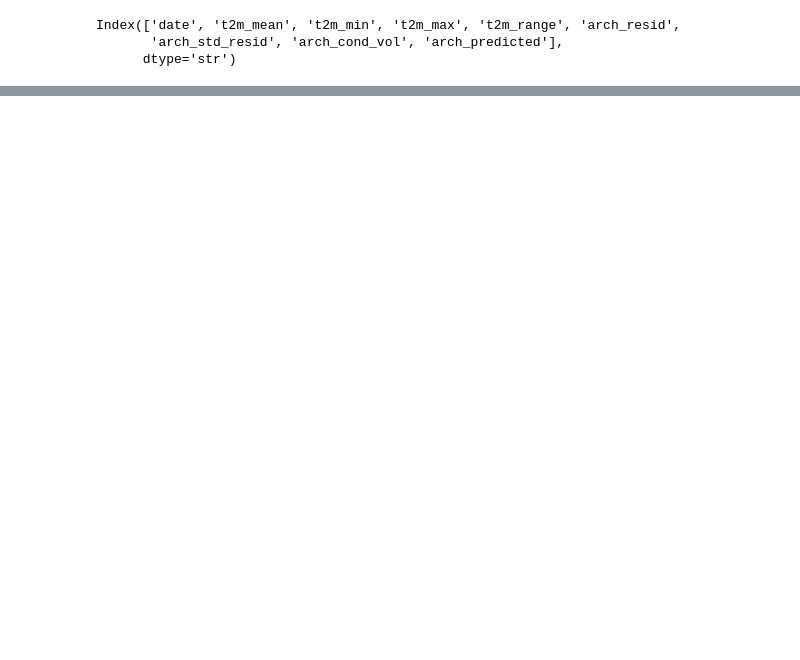
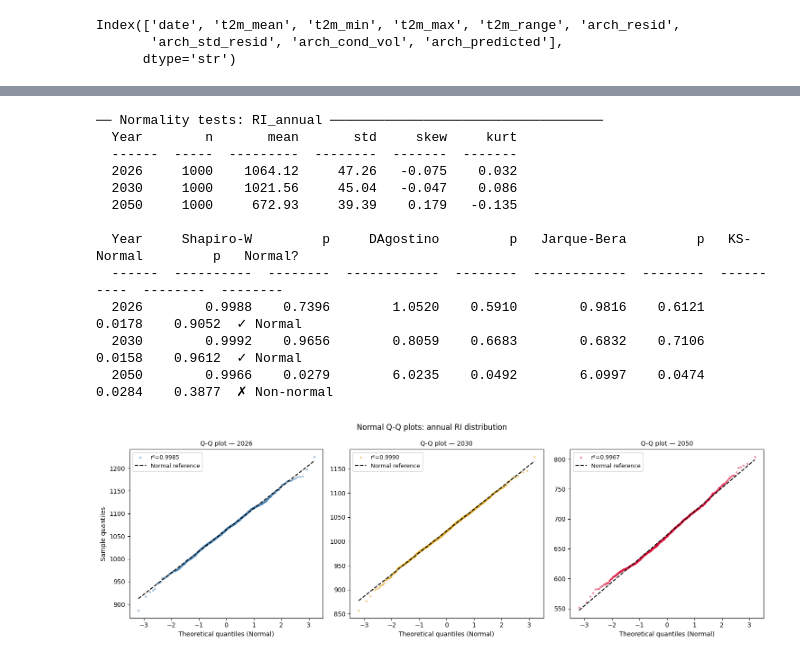
Before and after one commit to lucasmonero/Greenfin_Thesis, a Jupyter notebook: Code/Modelling/Revenue index.ipynb, the cells around one changed output, grey strips where cells are left out. Cells and saved outputs as stored; diff of their text form; code cells hidden in the pictures; blank space fills up the shorter version.

```diff
--- a/Code/Modelling/Revenue index.ipynb
+++ b/Code/Modelling/Revenue index.ipynb
@@ -1321,0 +1322,76 @@ plt.show()
+# %%
+from scipy.stats import shapiro, normaltest, jarque_bera, norm, kstest
+
+TARGET_YEARS = [2026, 2030, 2050]
+
+print("── Normality tests: RI_annual ───────────────────────────────────")
+print(f"  {'Year':<6}  {'n':>5}  {'mean':>9}  {'std':>8}  {'skew':>7}  {'kurt':>7}")
+print(f"  {'-'*6}  {'-'*5}  {'-'*9}  {'-'*8}  {'-'*7}  {'-'*7}")
+for yr in TARGET_YEARS:
+    x = df_annual.loc[df_annual["year"] == yr, "RI_annual"].values
+    from scipy.stats import skew, kurtosis
+    print(f"  {yr:<6}  {len(x):>5}  {x.mean():>9.2f}  {x.std():>8.2f}  "
+          f"{skew(x):>7.3f}  {kurtosis(x):>7.3f}")
+
+print()
+print(f"  {'Year':<6}  {'Shapiro-W':>10}  {'p':>8}  "
+      f"{'DAgostino':>12}  {'p':>8}  "
+      f"{'Jarque-Bera':>12}  {'p':>8}  "
+      f"{'KS-Normal':>10}  {'p':>8}  {'Normal?':>8}")
+print(f"  {'-'*6}  {'-'*10}  {'-'*8}  {'-'*12}  {'-'*8}  "
+      f"{'-'*12}  {'-'*8}  {'-'*10}  {'-'*8}  {'-'*8}")
+
+for yr in TARGET_YEARS:
+    x  = df_annual.loc[df_annual["year"] == yr, "RI_annual"].values
+    mu, sigma = x.mean(), x.std(ddof=1)
+
+    sw_stat,  sw_p  = shapiro(x)
+    da_stat,  da_p  = normaltest(x)
+    jb_stat,  jb_p  = jarque_bera(x)
+    ks_stat,  ks_p  = kstest(x, lambda v: norm.cdf(v, loc=mu, scale=sigma))
+
+    reject = sum([sw_p < 0.05, da_p < 0.05, jb_p < 0.05, ks_p < 0.05])
+    conclusion = "✓ Normal" if reject == 0 else ("~ Borderline" if reject <= 2 else "✗ Non-normal")
+
+    print(f"  {yr:<6}  {sw_stat:>10.4f}  {sw_p:>8.4f}  "
+          f"{da_stat:>12.4f}  {da_p:>8.4f}  "
+          f"{jb_stat:>12.4f}  {jb_p:>8.4f}  "
+          f"{ks_stat:>10.4f}  {ks_p:>8.4f}  {conclusion:>8}")
+
+# ── QQ plots ──────────────────────────────────────────────────────────────────
+from scipy.stats import probplot
+
+fig, axes = plt.subplots(1, 3, figsize=(15, 5))
+colors_yr = {2026: "steelblue", 2030: "goldenrod", 2050: "crimson"}
+
+for ax, yr in zip(axes, TARGET_YEARS):
+    x     = df_annual.loc[df_annual["year"] == yr, "RI_annual"].values
+    color = colors_yr[yr]
+
+    (osm, osr), (slope, intercept, r) = probplot(x, dist="norm")
+    ax.scatter(osm, osr, s=6, alpha=0.4, color=color, label=f"r²={r**2:.4f}")
+    ax.plot(osm, slope * np.array(osm) + intercept,
+            color="black", lw=1.5, ls="--", label="Normal reference")
+
+    ax.set_title(f"Q-Q plot — {yr}", fontsize=10)
+    ax.set_xlabel("Theoretical quantiles (Normal)")
+    ax.set_ylabel("Sample quantiles" if yr == 2026 else "")
+    ax.legend(fontsize=9)
+
+plt.suptitle("Normal Q-Q plots: annual RI distribution", fontsize=12)
+plt.tight_layout()
+plt.show()
+# %% [output]
+── Normality tests: RI_annual ───────────────────────────────────
+  Year        n       mean       std     skew     kurt
+  ------  -----  ---------  --------  -------  -------
+  2026     1000    1064.12     47.26   -0.075    0.032
+  2030     1000    1021.56     45.04   -0.047    0.086
+  2050     1000     672.93     39.39    0.179   -0.135
+
+  Year     Shapiro-W         p     DAgostino         p   Jarque-Bera         p   KS-Normal         p   Normal?
+  ------  ----------  --------  ------------  --------  ------------  --------  ----------  --------  --------
+  2026        0.9988    0.7396        1.0520    0.5910        0.9816    0.6121      0.0178    0.9052  ✓ Normal
+  2030        0.9992    0.9656        0.8059    0.6683        0.6832    0.7106      0.0158    0.9612  ✓ Normal
+  2050        0.9966    0.0279        6.0235    0.0492        6.0997    0.0474      0.0284    0.3877  ✗ Non-normal
+[figure, added]
```
Also changed, not shown: parts of 11 cells of this notebook, 17 other files.
